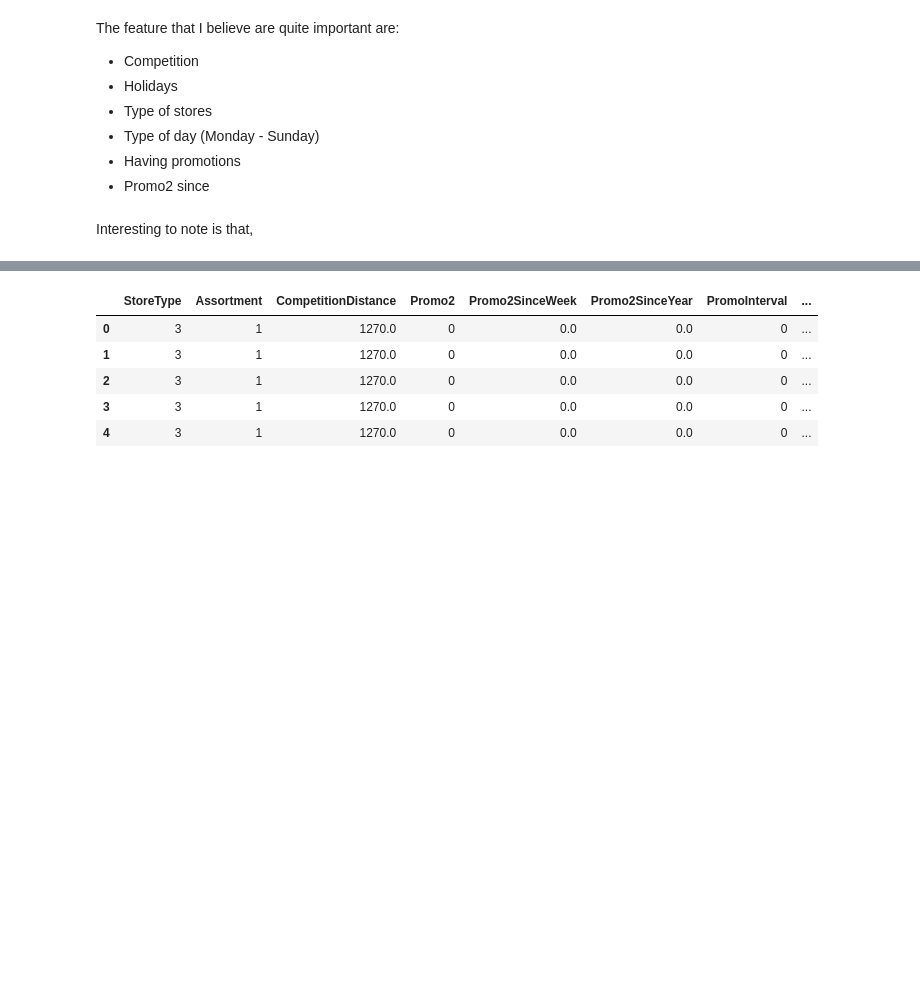
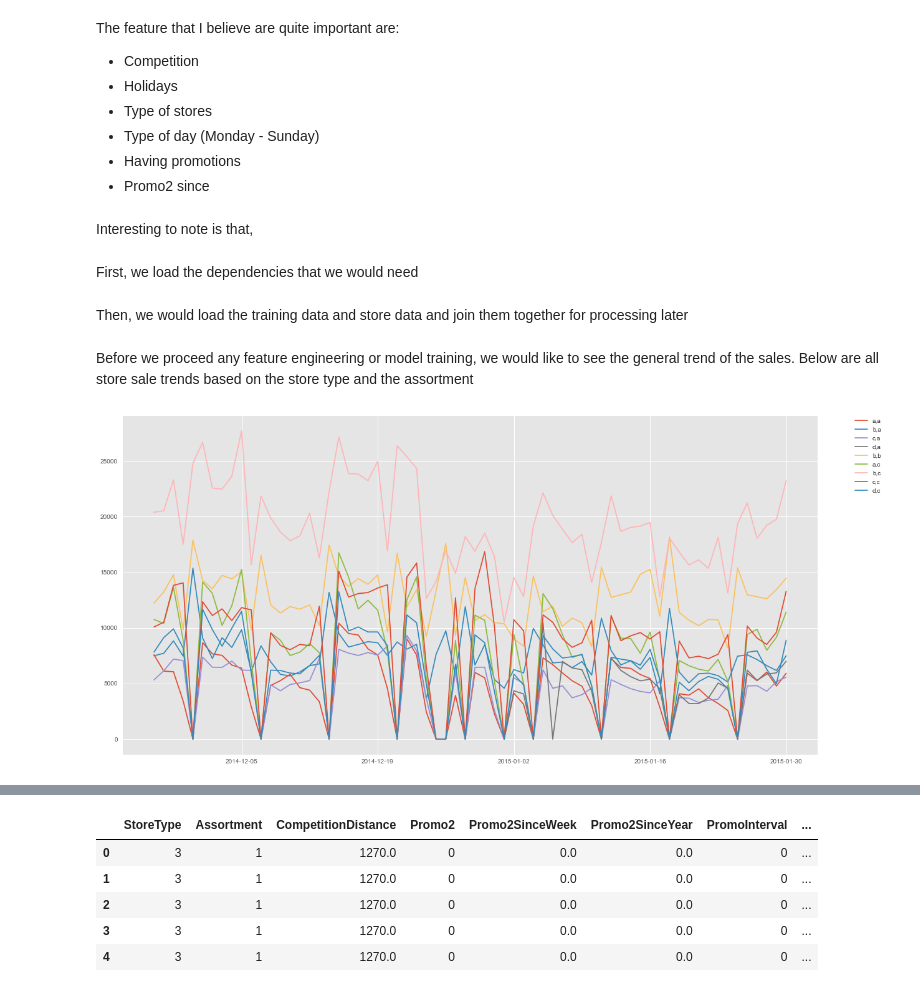
Before and after one commit to HooDeLin/CS3244-Homework-3, a Jupyter notebook: CS3244 Homework 3.ipynb, the cells around one changed output, grey strips where cells are left out. Cells and saved outputs as stored; diff of their text form; code cells hidden in the pictures; blank space fills up the shorter version.

```diff
--- a/CS3244 Homework 3.ipynb
+++ b/CS3244 Homework 3.ipynb
@@ -21,21 +21,25 @@ The feature that I believe are quite important are:
 - Promo2 since
 # %% [markdown]
 Interesting to note is that,
+# %% [markdown]
+First, we load the dependencies that we would need
 # %%
 import numpy as np
 import pandas as pd
 import math
 from datetime import datetime
+from sklearn.linear_model import LinearRegression
 import matplotlib.pyplot as pl
-pl.style.use('ggplot')
 %matplotlib inline
 import seaborn as sb
 import csv
 
-import xgboost as xgb
+# import xgboost as xgb
 from xgboost.sklearn import XGBRegressor
 from sklearn.model_selection import KFold, train_test_split, GridSearchCV
 from sklearn.metrics import confusion_matrix, mean_squared_error
+# %% [markdown]
+Then, we would load the training data and store data and join them together for processing later
 # %%
 trainData = pd.read_csv('train_v2.csv', parse_dates=['Date'], dtype={'StateHoliday': 'str'})
 testData = pd.read_csv('test_v2.csv',  parse_dates=['Date'], dtype={'StateHoliday': 'str'})
@@ -44,3 +48,30 @@ storeData = pd.read_csv('store.csv')
 trainData = pd.merge(storeData, trainData, on='Store')
 testData = pd.merge(storeData, testData, on='Store')
 # testDataUnsanitized = pd.read_csv('test_v2.csv',  parse_dates=['Date'], dtype={'StateHoliday': 'str'})
+# %% [markdown]
+Before we proceed any feature engineering or model training, we would like to see the general trend of the sales. Below are all store sale trends based on the store type and the assortment
+# %%
+def plotSalesData(store_type, assortment):
+    store = trainData[(trainData.StoreType == store_type) & (trainData.Assortment == assortment)].Store.iloc[0]
+    store_sales = trainData[trainData.Store == store].sort_values('Date')
+    pl.plot(store_sales.Date, store_sales.Sales, label=store_type+","+assortment)
+pl.figure(figsize=(20,10))
+plotSalesData('a','a')
+plotSalesData('b','a')
+plotSalesData('c','a')
+plotSalesData('d','a')
+# plotSalesData('a','b')
+plotSalesData('b','b')
+# plotSalesData('c','b')
+# plotSalesData('d','b')
+plotSalesData('a','c')
+plotSalesData('b','c')
+plotSalesData('c','c')
+plotSalesData('d','c')
+pl.legend(bbox_to_anchor=(1.05, 1), loc=2, borderaxespad=0.)
+pl.show()
+# storeSalesGraph1 = trainData[trainData.Store==123].sort_values('Date')
+# pl.figure(figsize=(20, 10))
+# pl.plot(storeSalesGraph1.Date, storeSalesGraph1.Sales)
+# %% [output]
+[figure, added]
```
Also changed, not shown: parts of 16 cells of this notebook.
